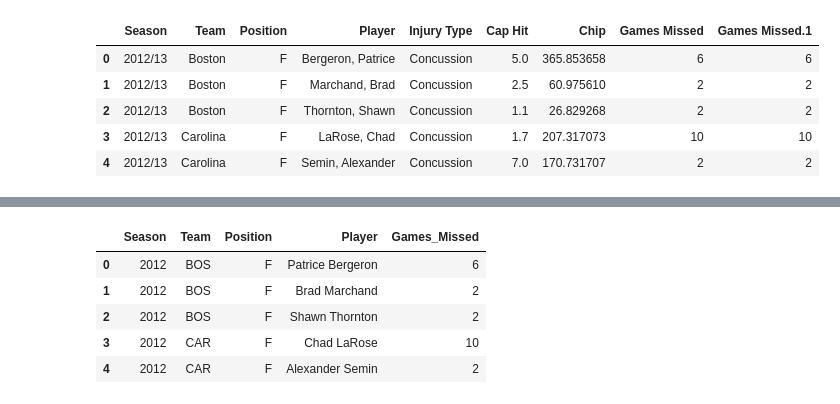
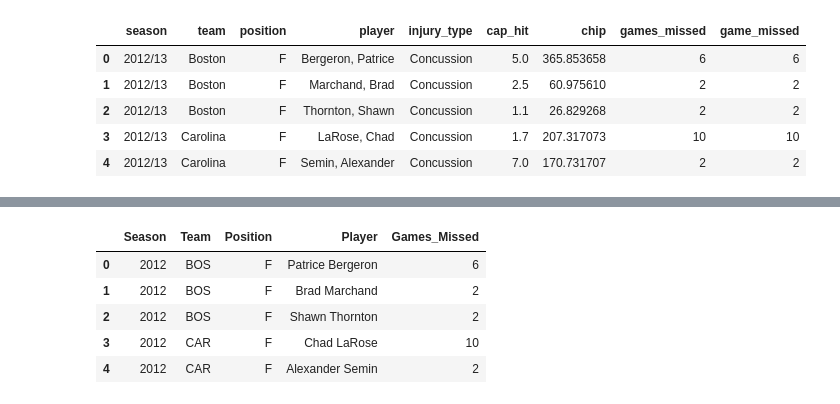
Before and after one commit to Tyler-Sweeting/NHL_Concussion_Analysis, a Jupyter notebook: Cleaning/Clean_conc_data.ipynb, the cells around one changed output, grey strips where cells are left out. Cells and saved outputs as stored; diff of their text form; code cells hidden in the pictures.

```diff
--- a/Cleaning/Clean_conc_data.ipynb
+++ b/Cleaning/Clean_conc_data.ipynb
@@ -3,10 +0,0 @@ import pandas as pd
-# %%
-df = pd.read_csv("../Resources/NHL Concussions Database_data.csv")
-df.head()
-# %% [output]
-|  | Season | Team | Position | Player | Injury Type | Cap Hit | Chip | Games Missed | Games Missed.1 |
-| 0 | 2012/13 | Boston | F | Bergeron, Patrice | Concussion | 5.0 | 365.853658 | 6 | 6 |
-| 1 | 2012/13 | Boston | F | Marchand, Brad | Concussion | 2.5 | 60.975610 | 2 | 2 |
-| 2 | 2012/13 | Boston | F | Thornton, Shawn | Concussion | 1.1 | 26.829268 | 2 | 2 |
-| 3 | 2012/13 | Carolina | F | LaRose, Chad | Concussion | 1.7 | 207.317073 | 10 | 10 |
-| 4 | 2012/13 | Carolina | F | Semin, Alexander | Concussion | 7.0 | 170.731707 | 2 | 2 |
@@ -13 +16,11 @@ df.head()
+# %%
+df = pd.read_sql_query('''SELECT * FROM nhl_concussions_database_data ;''', db)
+df.head()
+# %% [output]
+|  | season | team | position | player | injury_type | cap_hit | chip | games_missed | game_missed |
+| 0 | 2012/13 | Boston | F | Bergeron, Patrice | Concussion | 5.0 | 365.853658 | 6 | 6 |
+| 1 | 2012/13 | Boston | F | Marchand, Brad | Concussion | 2.5 | 60.975610 | 2 | 2 |
+| 2 | 2012/13 | Boston | F | Thornton, Shawn | Concussion | 1.1 | 26.829268 | 2 | 2 |
+| 3 | 2012/13 | Carolina | F | LaRose, Chad | Concussion | 1.7 | 207.317073 | 10 | 10 |
+| 4 | 2012/13 | Carolina | F | Semin, Alexander | Concussion | 7.0 | 170.731707 | 2 | 2 |
 # %%
```
Also changed, not shown: parts of 15 cells of this notebook, 11 other files.
